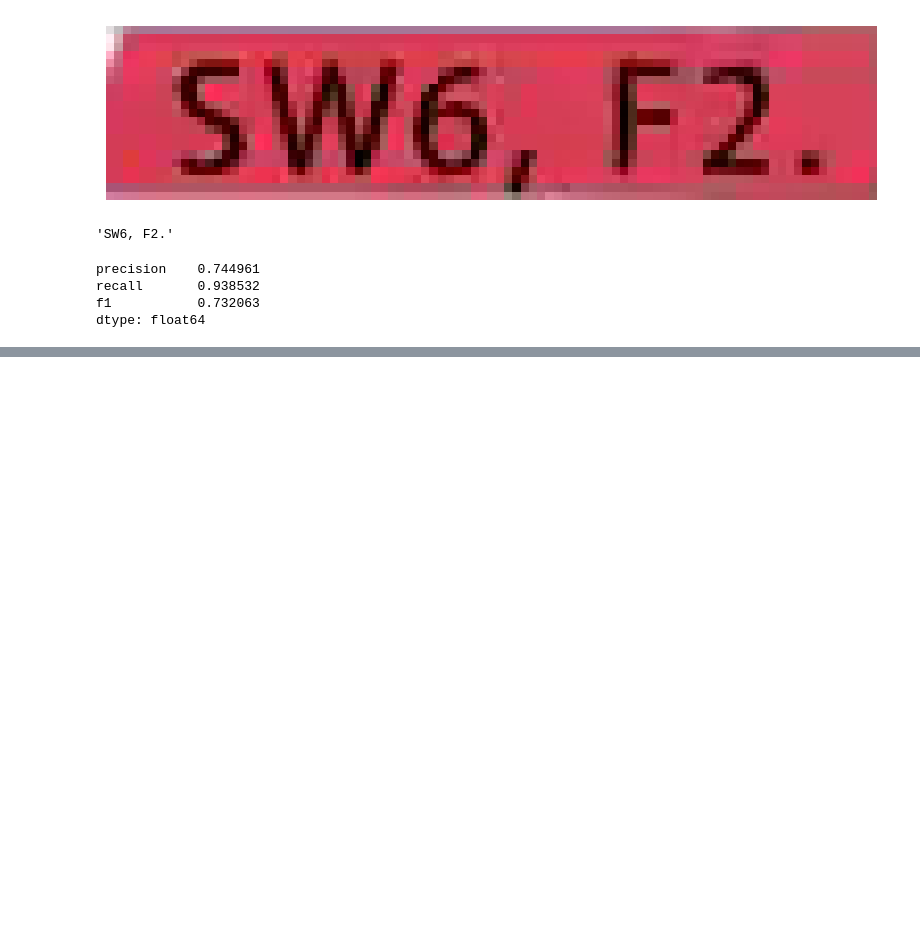
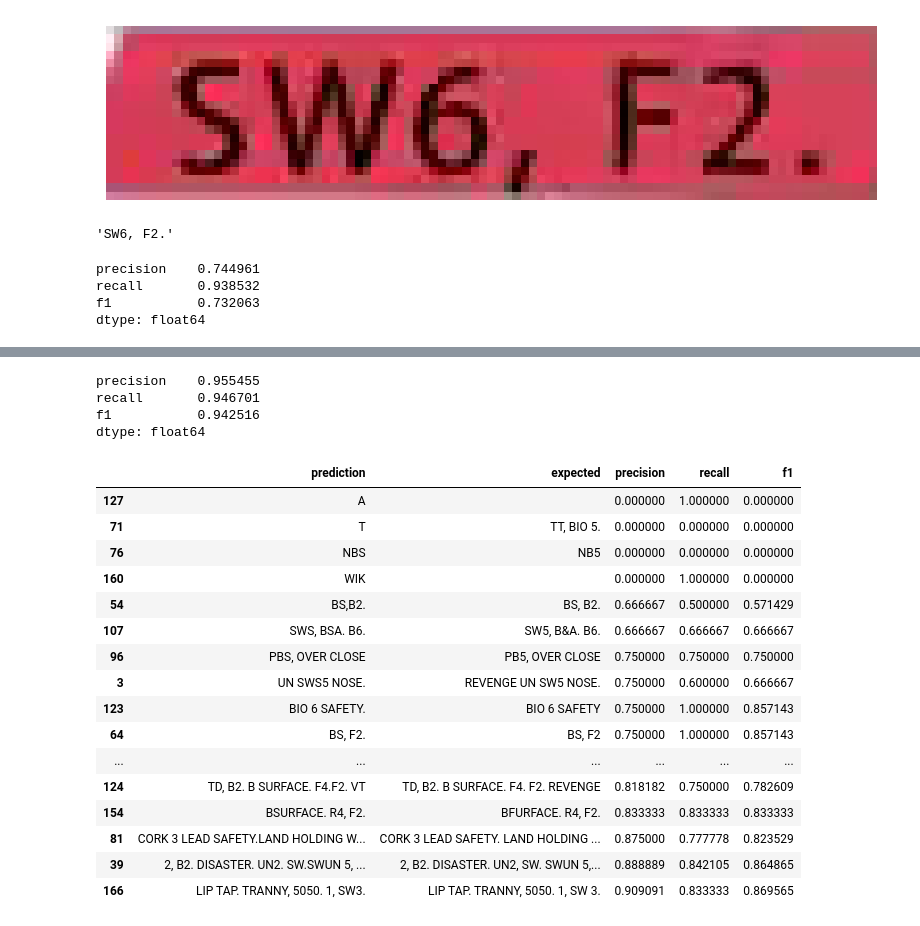
Before and after one commit to Sidebook/slvsh-index, a Jupyter notebook: notebook/yuitaso2.ipynb, the cells around one changed output, grey strips where cells are left out. Saved outputs shown, nothing was run; the diff lists cells and outputs as text; code cells hidden in the pictures; blank space fills up the shorter version.

```diff
--- a/notebook/yuitaso2.ipynb
+++ b/notebook/yuitaso2.ipynb
@@ -236,0 +509,31 @@ dtype: float64
+# %%
+model = TesseractFindRectWhitning3Recognizer()
+result = eval(model)
+# %%
+df = pd.DataFrame([r.model_dump() for r in result])
+df.mean(numeric_only=True)
+# %% [output]
+precision    0.955455
+recall       0.946701
+f1           0.942516
+dtype: float64
+# %%
+df.sort_values(by='precision').head(20)
+# %% [output]
+|  | prediction | expected | precision | recall | f1 |
+| 127 | A |  | 0.000000 | 1.000000 | 0.000000 |
+| 71 | T | TT, BIO 5. | 0.000000 | 0.000000 | 0.000000 |
+| 76 | NBS | NB5 | 0.000000 | 0.000000 | 0.000000 |
+| 160 | WIK |  | 0.000000 | 1.000000 | 0.000000 |
+| 54 | BS,B2. | BS, B2. | 0.666667 | 0.500000 | 0.571429 |
+| 107 | SWS, BSA. B6. | SW5, B&A. B6. | 0.666667 | 0.666667 | 0.666667 |
+| 96 | PBS, OVER CLOSE | PB5, OVER CLOSE | 0.750000 | 0.750000 | 0.750000 |
+| 3 | UN SWS5 NOSE. | REVENGE UN SW5 NOSE. | 0.750000 | 0.600000 | 0.666667 |
+| 123 | BIO 6 SAFETY. | BIO 6 SAFETY | 0.750000 | 1.000000 | 0.857143 |
+| 64 | BS, F2. | BS, F2 | 0.750000 | 1.000000 | 0.857143 |
+| ... | ... | ... | ... | ... | ... |
+| 124 | TD, B2. B SURFACE. F4.F2. VT | TD, B2. B SURFACE. F4. F2. REVENGE | 0.818182 | 0.750000 | 0.782609 |
+| 154 | BSURFACE. R4, F2. | BFURFACE. R4, F2. | 0.833333 | 0.833333 | 0.833333 |
+| 81 | CORK 3 LEAD SAFETY.LAND HOLDING W... | CORK 3 LEAD SAFETY. LAND HOLDING ... | 0.875000 | 0.777778 | 0.823529 |
+| 39 | 2, B2. DISASTER. UN2. SW.SWUN 5, ... | 2, B2. DISASTER. UN2, SW. SWUN 5,... | 0.888889 | 0.842105 | 0.864865 |
+| 166 | LIP TAP. TRANNY, 5050. 1, SW3. | LIP TAP. TRANNY, 5050. 1, SW 3. | 0.909091 | 0.833333 | 0.869565 |
```
Also changed, not shown: parts of 13 cells of this notebook.
